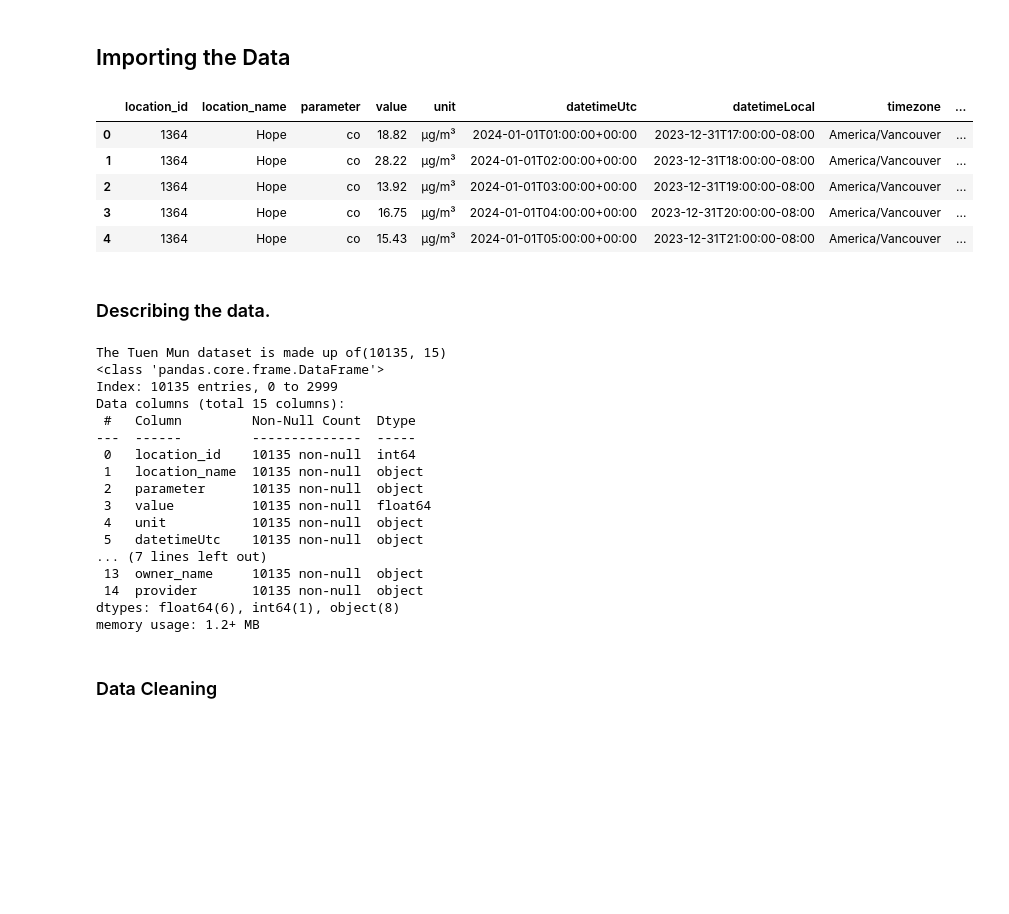
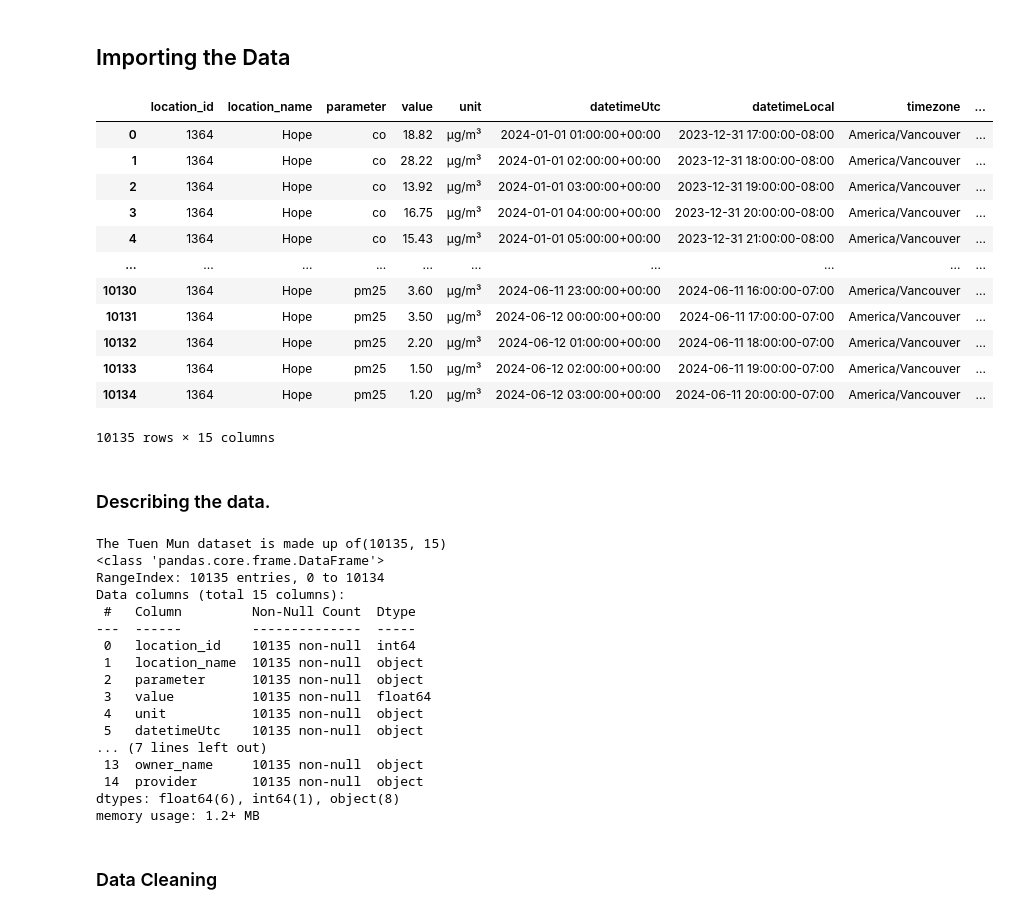
Before and after one commit to Campeon254/Air-Quality-Analysis, a Jupyter notebook: Hope Air Quality Analysis.ipynb, the cells around one changed output. Cells and saved outputs as stored; diff of their text form; code cells hidden in the pictures; blank space fills up the shorter version.

```diff
--- a/Hope Air Quality Analysis.ipynb
+++ b/Hope Air Quality Analysis.ipynb
@@ -17,24 +17,24 @@ import warnings
 warnings.filterwarnings('ignore')
 # %% [markdown]
 ## Importing  the  Data
-# %%
-# Import the three months of data for Hope, Canada
-Hope_Cananda_Jan_Feb_2024 = pd.read_csv("Hope_Cananda_Jan_Feb_2024_converted.csv")
-Hope_Cananda_Mar_April_2024 = pd.read_csv("Hope_Cananda_Mar_April_2024_converted.csv")
-Hope_Cananda_May_June_2024 = pd.read_csv("Hope_Cananda_May_June_2024_converted.csv")
-
-# Concatenate the data
-Hope_Cananda_2024 = pd.concat([Hope_Cananda_Jan_Feb_2024, Hope_Cananda_Mar_April_2024, Hope_Cananda_May_June_2024], axis=0)
-
-# Display the first few rows of the concatenated DataFrame
-Hope_Cananda_2024.head()
-# %% [output]
-|  | location_id | location_name | parameter | value | unit | datetimeUtc | datetimeLocal | timezone | ... |
-| 0 | 1364 | Hope | co | 18.82 | µg/m³ | 2024-01-01T01:00:00+00:00 | 2023-12-31T17:00:00-08:00 | America/Vancouver | ... |
-| 1 | 1364 | Hope | co | 28.22 | µg/m³ | 2024-01-01T02:00:00+00:00 | 2023-12-31T18:00:00-08:00 | America/Vancouver | ... |
-| 2 | 1364 | Hope | co | 13.92 | µg/m³ | 2024-01-01T03:00:00+00:00 | 2023-12-31T19:00:00-08:00 | America/Vancouver | ... |
-| 3 | 1364 | Hope | co | 16.75 | µg/m³ | 2024-01-01T04:00:00+00:00 | 2023-12-31T20:00:00-08:00 | America/Vancouver | ... |
-| 4 | 1364 | Hope | co | 15.43 | µg/m³ | 2024-01-01T05:00:00+00:00 | 2023-12-31T21:00:00-08:00 | America/Vancouver | ... |
+# %%
+# reading the csv file for Tuen Mun months
+Hope_Cananda_2024= pd.read_csv('Hope Air Quality _Data.csv')
+Hope_Cananda_2024
+# %% [output]
+|  | location_id | location_name | parameter | value | unit | datetimeUtc | datetimeLocal | timezone | ... |
+| 0 | 1364 | Hope | co | 18.82 | µg/m³ | 2024-01-01 01:00:00+00:00 | 2023-12-31 17:00:00-08:00 | America/Vancouver | ... |
+| 1 | 1364 | Hope | co | 28.22 | µg/m³ | 2024-01-01 02:00:00+00:00 | 2023-12-31 18:00:00-08:00 | America/Vancouver | ... |
+| 2 | 1364 | Hope | co | 13.92 | µg/m³ | 2024-01-01 03:00:00+00:00 | 2023-12-31 19:00:00-08:00 | America/Vancouver | ... |
+| 3 | 1364 | Hope | co | 16.75 | µg/m³ | 2024-01-01 04:00:00+00:00 | 2023-12-31 20:00:00-08:00 | America/Vancouver | ... |
+| 4 | 1364 | Hope | co | 15.43 | µg/m³ | 2024-01-01 05:00:00+00:00 | 2023-12-31 21:00:00-08:00 | America/Vancouver | ... |
+| ... | ... | ... | ... | ... | ... | ... | ... | ... | ... |
+| 10130 | 1364 | Hope | pm25 | 3.60 | µg/m³ | 2024-06-11 23:00:00+00:00 | 2024-06-11 16:00:00-07:00 | America/Vancouver | ... |
+| 10131 | 1364 | Hope | pm25 | 3.50 | µg/m³ | 2024-06-12 00:00:00+00:00 | 2024-06-11 17:00:00-07:00 | America/Vancouver | ... |
+| 10132 | 1364 | Hope | pm25 | 2.20 | µg/m³ | 2024-06-12 01:00:00+00:00 | 2024-06-11 18:00:00-07:00 | America/Vancouver | ... |
+| 10133 | 1364 | Hope | pm25 | 1.50 | µg/m³ | 2024-06-12 02:00:00+00:00 | 2024-06-11 19:00:00-07:00 | America/Vancouver | ... |
+| 10134 | 1364 | Hope | pm25 | 1.20 | µg/m³ | 2024-06-12 03:00:00+00:00 | 2024-06-11 20:00:00-07:00 | America/Vancouver | ... |
+10135 rows × 15 columns
 # %% [markdown]
 ### Describing the data.
 # %%
@@ -46,7 +46,7 @@ Hope_Cananda_2024.info()
 # %% [output]
 The Tuen Mun dataset is made up of(10135, 15)
 <class 'pandas.core.frame.DataFrame'>
-Index: 10135 entries, 0 to 2999
+RangeIndex: 10135 entries, 0 to 10134
 Data columns (total 15 columns):
  #   Column         Non-Null Count  Dtype
 ---  ------         --------------  -----
```
Also changed, not shown: parts of 11 cells of this notebook.
